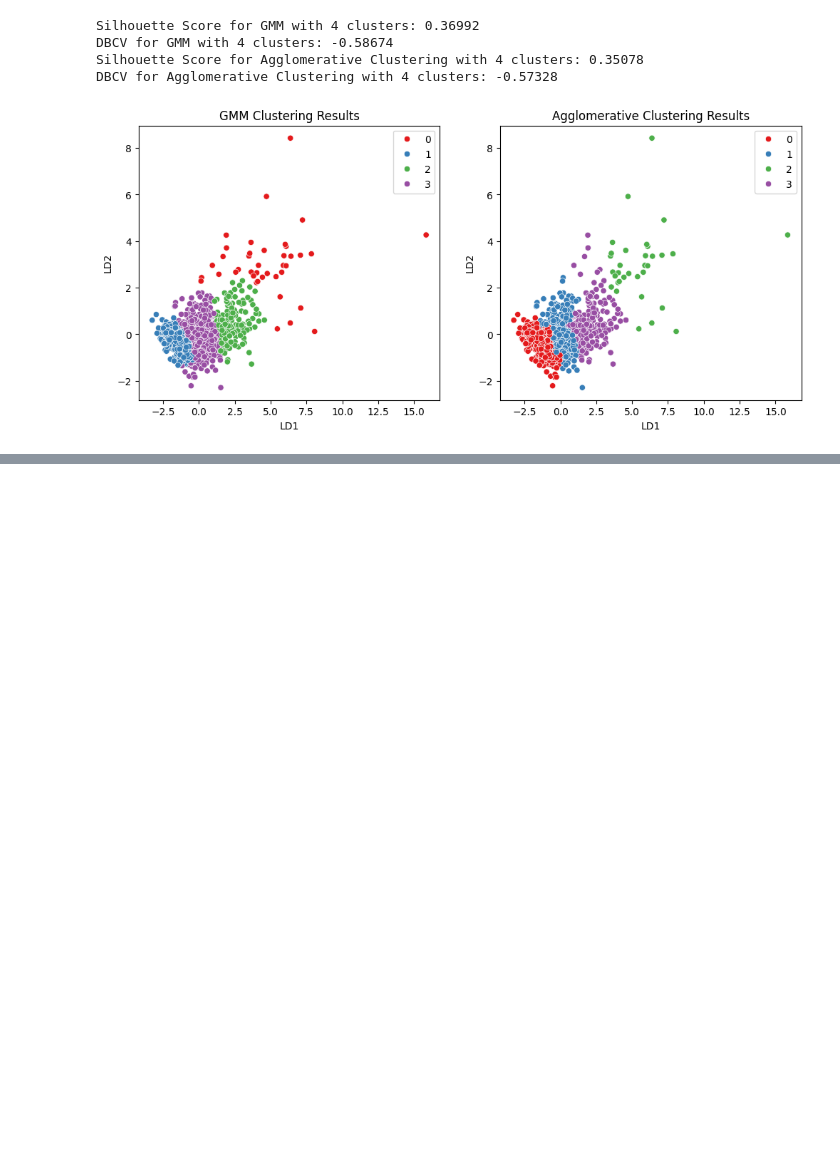
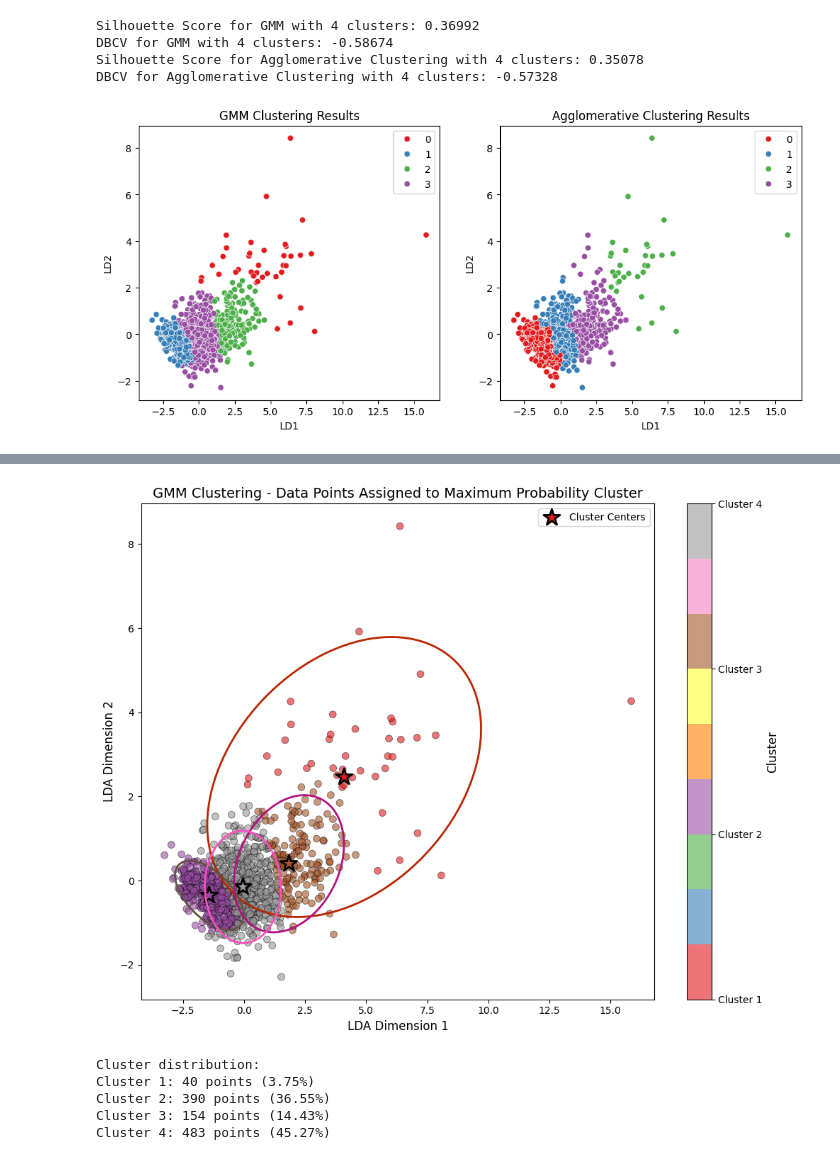
Before and after one commit to Dr-Vphuc/Ground_Water_Classifier, a Jupyter notebook: notebook/e_clustering.ipynb, the cells around one changed output, grey strips where cells are left out. Drawn from its saved outputs; the diff is of its cells as text; code cells hidden in the pictures; blank space fills up the shorter version.

```diff
--- a/notebook/e_clustering.ipynb
+++ b/notebook/e_clustering.ipynb
@@ -65,0 +336,54 @@ DBCV for Agglomerative Clustering with 4 clusters: -0.57328
+# %%
+# Assign each data point to cluster with maximum probability
+cluster_assignments = np.argmax(probabilities, axis=1)
+
+# Plot all data points colored by their assigned cluster
+fig, ax = plt.subplots(figsize=(10, 8))
+
+# Create scatter plot with different colors for each cluster
+scatter = ax.scatter(X_4_np[:, 0], X_4_np[:, 1],
+                    c=cluster_assignments,
+                    cmap='Set1',
+                    s=50,
+                    alpha=0.6,
+                    edgecolors='black',
+                    linewidth=0.5)
+
+# Add cluster centers
+ax.scatter(gmm.mu[:, 0], gmm.mu[:, 1],
+          c=range(4),
+          cmap='Set1',
+          s=300,
+          marker='*',
+          edgecolors='black',
+          linewidth=2,
+          label='Cluster Centers')
+
+# Draw Gaussian ellipses
+gmm.draw(ax, n_std=2.0, lw=2)
+
+ax.set_xlabel('LDA Dimension 1', fontsize=12)
+ax.set_ylabel('LDA Dimension 2', fontsize=12)
+ax.set_title('GMM Clustering - Data Points Assigned to Maximum Probability Cluster', fontsize=14)
+ax.legend()
+
+# Add colorbar to show cluster mapping
+cbar = plt.colorbar(scatter, ax=ax, ticks=[0, 1, 2, 3])
+cbar.set_label('Cluster', fontsize=12)
+cbar.ax.set_yticklabels(['Cluster 1', 'Cluster 2', 'Cluster 3', 'Cluster 4'])
+
+plt.tight_layout()
+plt.show()
+
+# Print cluster distribution
+unique, counts = np.unique(cluster_assignments, return_counts=True)
+print("\nCluster distribution:")
+for cluster, count in zip(unique, counts):
+    print(f"Cluster {cluster + 1}: {count} points ({count/len(cluster_assignments)*100:.2f}%)")
+# %% [output]
+[figure, added]
+Cluster distribution:
+Cluster 1: 40 points (3.75%)
+Cluster 2: 390 points (36.55%)
+Cluster 3: 154 points (14.43%)
+Cluster 4: 483 points (45.27%)
```
Also changed, not shown: parts of 11 cells of this notebook.
